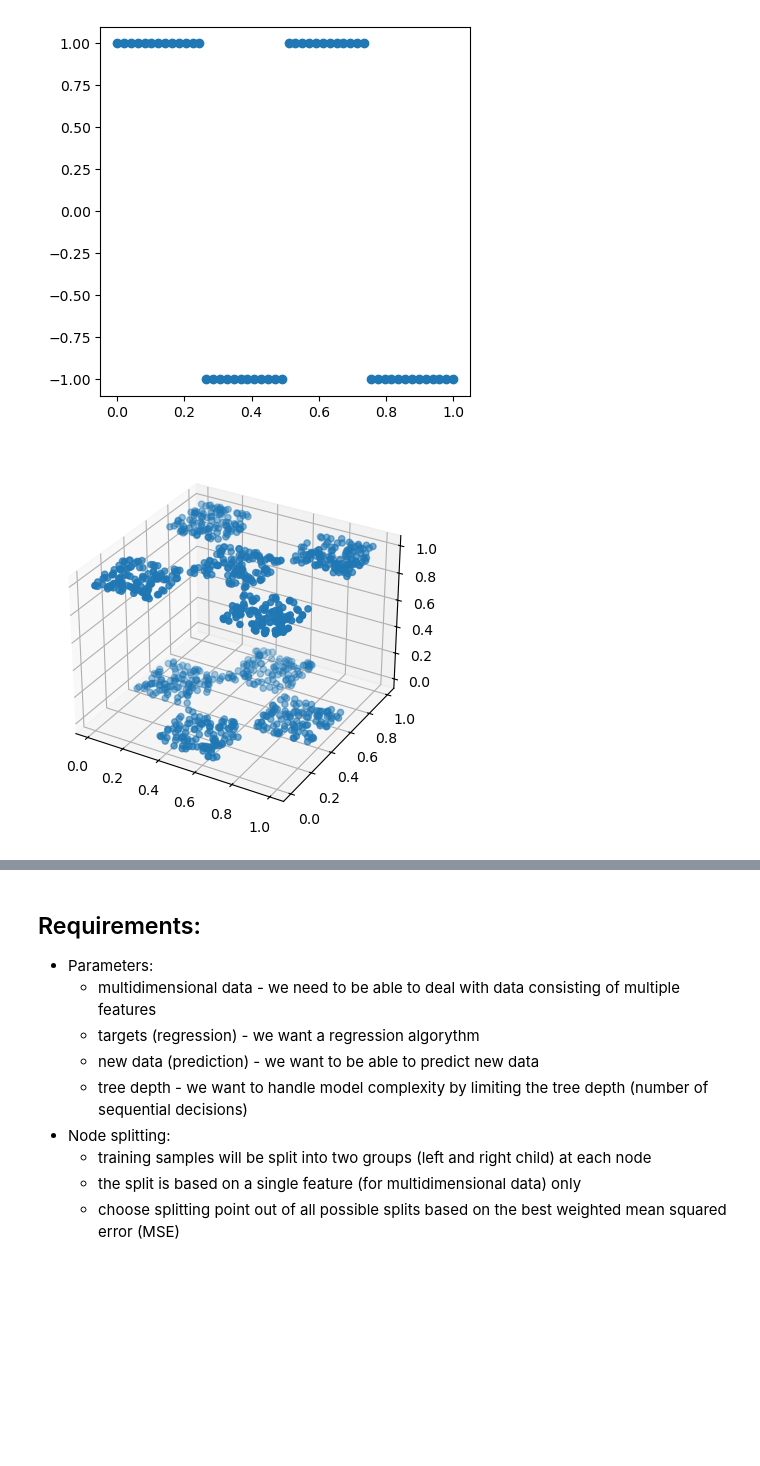
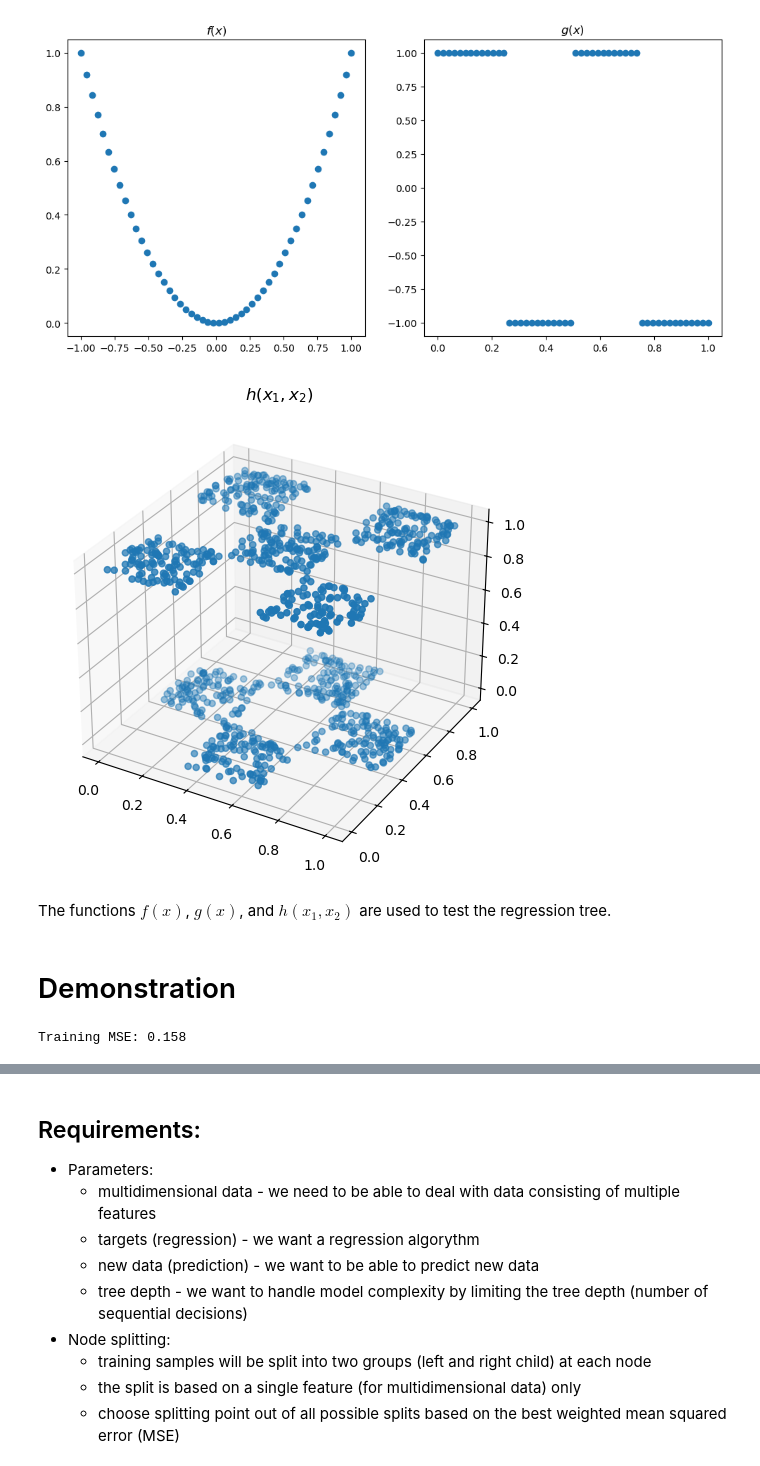
Before and after one commit to HoffOskar/ML_From_Scratch, a Jupyter notebook: RegressionTree.ipynb, the cells around one changed output, grey strips where cells are left out. Drawn from its saved outputs; the diff is of its cells as text; code cells hidden in the pictures; blank space fills up the shorter version.

Commit message:
working on the jupyter notebooke in the branch RegressionTree

```diff
--- a/RegressionTree.ipynb
+++ b/RegressionTree.ipynb
@@ -51,19 +46,38 @@ ax.set_box_aspect(1)
-# %%
-# Plot of second test function
-x = np.linspace(0,1,50)
-fig = plt.figure()
-ax = fig.add_subplot()
-plt.scatter(x,g(x,0))
-ax.set_box_aspect(1)
-# %% [output]
-[figure, removed]
-# %%
-# plot of third test function
-x1 = np.random.uniform(0,1,1000)
-x2 = np.random.uniform(0,1,1000)
-y = h(x1,x2,0)
-fig = plt.figure()
-ax = fig.add_subplot(111, projection='3d')
-ax.scatter(x1,x2,y);
-# %% [output]
-[figure, removed]
+# %%
+### Plot of first test function
+fig, axs = plt.subplots(1, 2, figsize=(12, 6))
+
+x1 = np.linspace(-1, 1, 50)
+
+axs[0].scatter(x1, f(x1, 0))
+axs[0].set_title('$f(x)$')
+axs[0].set_box_aspect(1)
+
+### Plot of second test function
+x2 = np.linspace(0, 1, 50)
+
+axs[1].scatter(x2, g(x2, 0))
+axs[1].set_title('$g(x)$')
+axs[1].set_box_aspect(1)
+
+plt.show()
+
+### Plot of third test function
+fig = plt.figure(figsize=(18, 6))
+
+x3_1 = np.random.uniform(0, 1, 1000)
+x3_2 = np.random.uniform(0, 1, 1000)
+y3 = h(x3_1, x3_2, 0)
+
+ax3 = fig.add_subplot(111, projection='3d')
+ax3.scatter(x3_1, x3_2, y3)
+ax3.set_title('$h(x_1, x_2)$')
+
+plt.show()
+# %% [output]
+[figure, added]
+[figure, added]
+# %% [markdown]
+The functions $ f(x) $, $ g(x) $, and $ h(x_1, x_2) $ are used to test the regression tree.
+# %% [markdown]
+# Demonstration
@@ -69,0 +93,23 @@ ax.scatter(x1,x2,y);
+# %%
+### Data
+np.random.seed(10)
+X = np.linspace(-1, 1, 50).reshape(-1, 1)
+y = f(X, 0.2)
+
+### Hyperparameters
+max_depth = 3
+min_samples_split = 2
+
+### Instantiate regression tree
+tree = RegressionTree(max_depth=max_depth, min_samples_split=min_samples_split)
+
+### Fit
+tree.fit(X, y)
+
+### Predict
+y_pred = tree.predict(X)
+
+### Calculate the training MSE
+print(f'Training MSE: {round(MSE(y, y_pred), 3)}')
+# %% [output]
+Training MSE: 0.158
```
Also changed, not shown: parts of 15 cells of this notebook.
